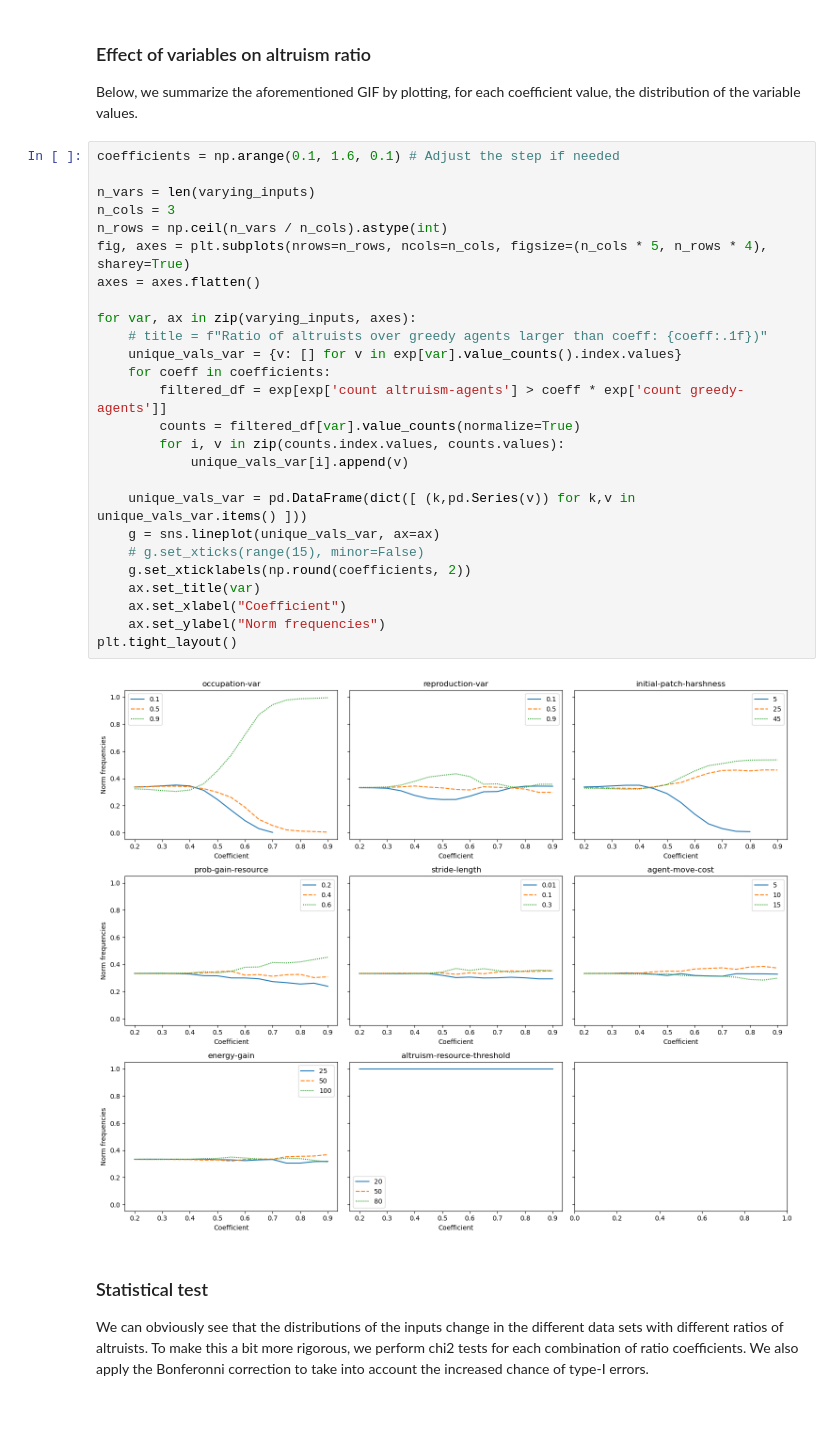
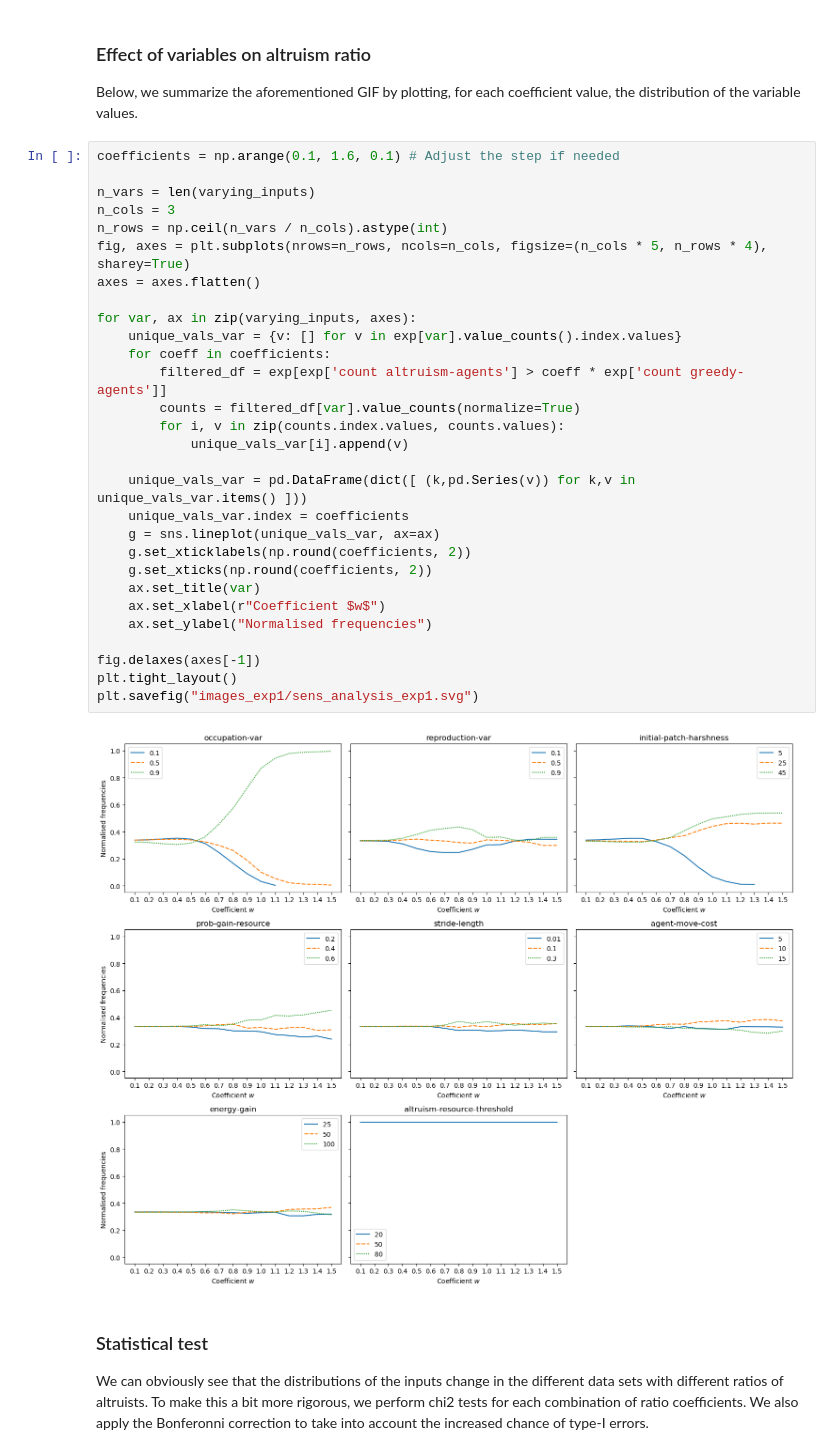
Before and after one commit to Janko-dev/altruism_netlogo, a Jupyter notebook: notebooks/exp1_data_exploration_and_analysis.ipynb, the cells around one changed output. Saved outputs shown, nothing was run; the diff lists cells and outputs as text; blank space fills up the shorter version.

```diff
--- a/notebooks/exp1_data_exploration_and_analysis.ipynb
+++ b/notebooks/exp1_data_exploration_and_analysis.ipynb
@@ -333,31 +333,34 @@ Below, we summarize the aforementioned GIF by plotting, for each coefficient val
 # %%
 coefficients = np.arange(0.1, 1.6, 0.1) # Adjust the step if needed
 
 n_vars = len(varying_inputs)
 n_cols = 3
 n_rows = np.ceil(n_vars / n_cols).astype(int)
 fig, axes = plt.subplots(nrows=n_rows, ncols=n_cols, figsize=(n_cols * 5, n_rows * 4), sharey=True)
 axes = axes.flatten()
 
 for var, ax in zip(varying_inputs, axes):
-    # title = f"Ratio of altruists over greedy agents larger than coeff: {coeff:.1f})"
     unique_vals_var = {v: [] for v in exp[var].value_counts().index.values}
     for coeff in coefficients:
         filtered_df = exp[exp['count altruism-agents'] > coeff * exp['count greedy-agents']]
         counts = filtered_df[var].value_counts(normalize=True)
         for i, v in zip(counts.index.values, counts.values):
             unique_vals_var[i].append(v)
 
     unique_vals_var = pd.DataFrame(dict([ (k,pd.Series(v)) for k,v in unique_vals_var.items() ]))
+    unique_vals_var.index = coefficients
     g = sns.lineplot(unique_vals_var, ax=ax)
-    # g.set_xticks(range(15), minor=False)
     g.set_xticklabels(np.round(coefficients, 2))
+    g.set_xticks(np.round(coefficients, 2))
     ax.set_title(var)
-    ax.set_xlabel("Coefficient")
-    ax.set_ylabel("Norm frequencies")
+    ax.set_xlabel(r"Coefficient $w$")
+    ax.set_ylabel("Normalised frequencies")
+
+fig.delaxes(axes[-1])
 plt.tight_layout()
+plt.savefig("images_exp1/sens_analysis_exp1.svg")
 # %% [output]
-[figure, old version]
+[figure, new version]
 # %% [markdown]
 ### Statistical test
 
```
Also changed, not shown: parts of 7 cells of this notebook, 37 other files.
